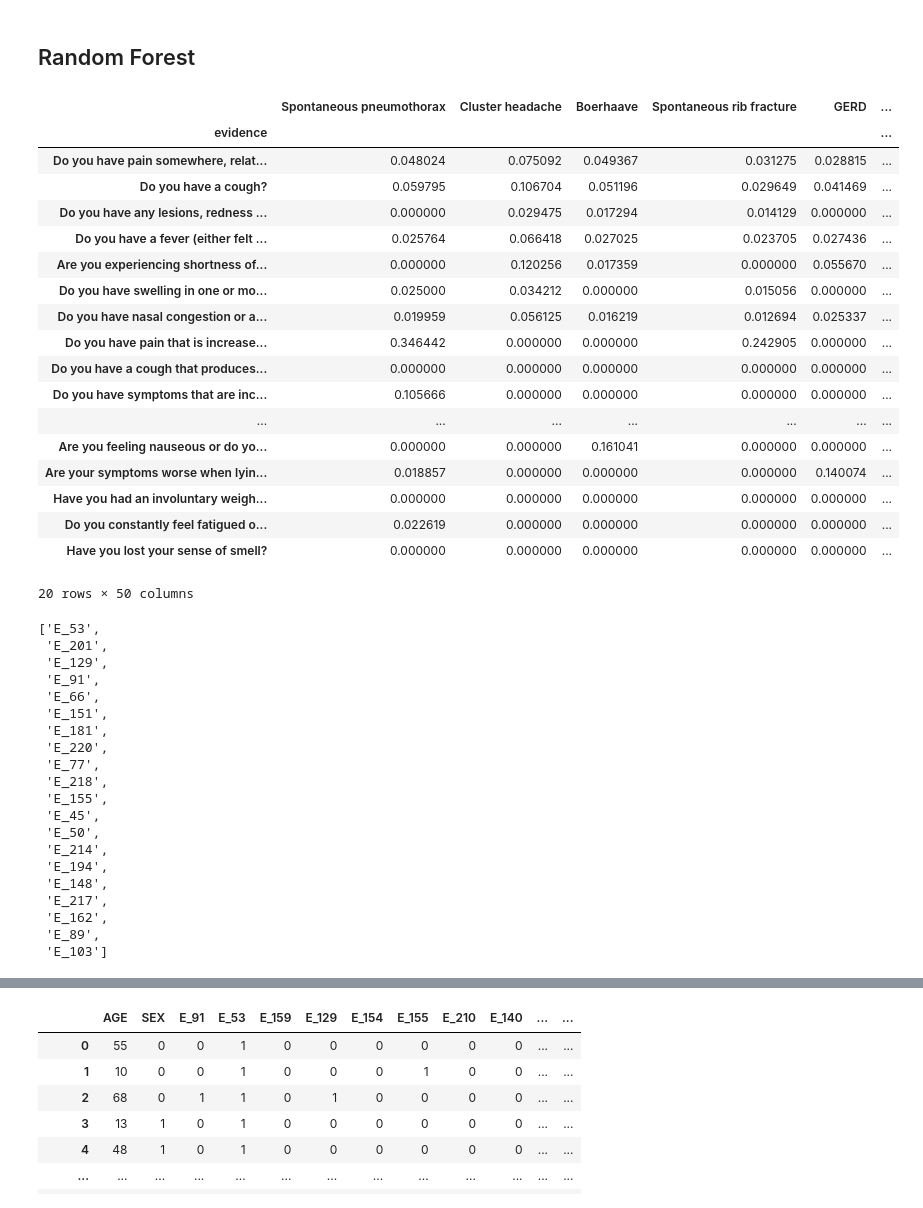
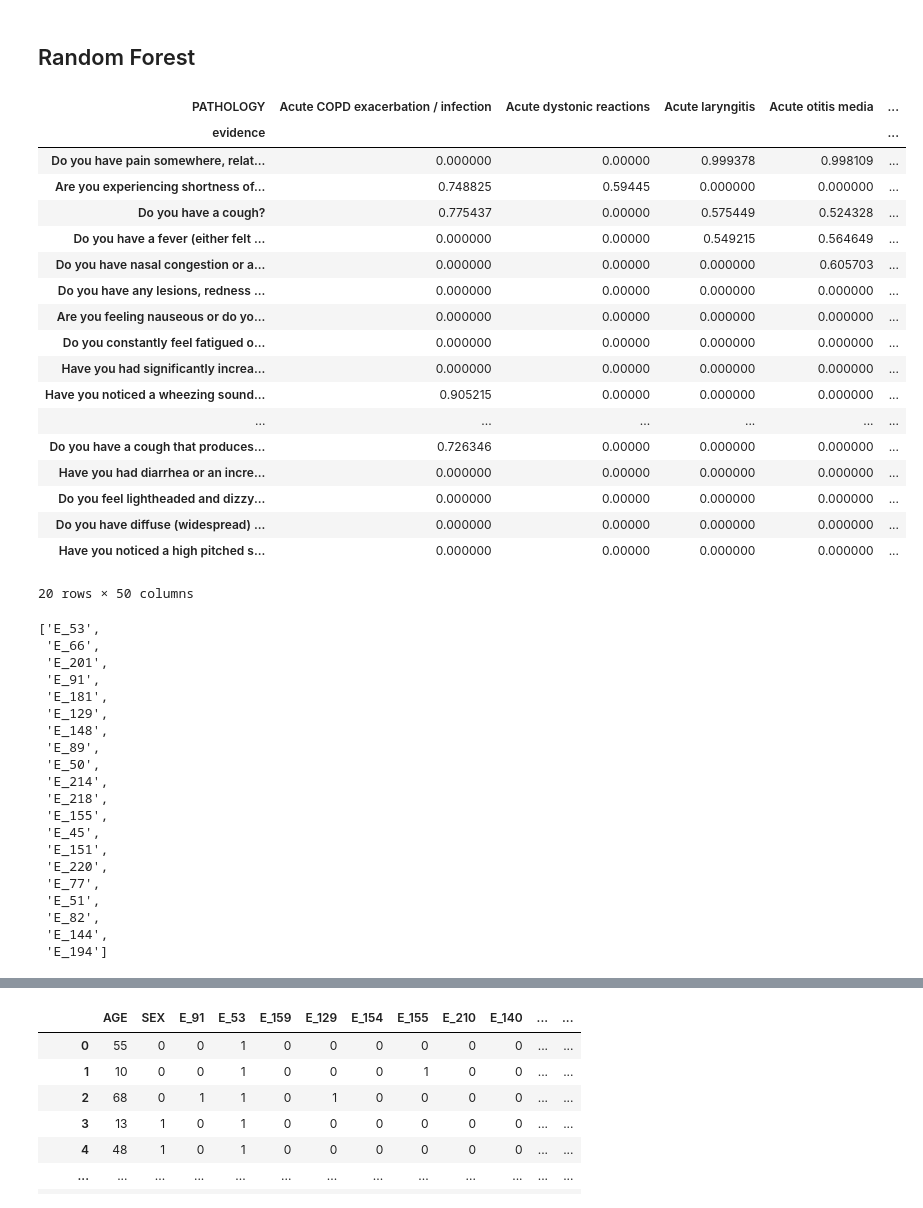
Before and after one commit to myrasaet/VITAS, a Jupyter notebook: src/eval_fixed_questionnaire.ipynb, the cells around one changed output, grey strips where cells are left out. Saved outputs shown, nothing was run; the diff lists cells and outputs as text; code cells hidden in the pictures.

Commit message:
use evidence-pathology freq for questionnaire instead of ftr importance

```diff
--- a/src/eval_fixed_questionnaire.ipynb
+++ b/src/eval_fixed_questionnaire.ipynb
@@ -80,3 +72,7 @@ def get_missed_evidence(actual, asked):
 # %%
 def validate(x):
     return [x[0]]==x[1]
+# %%
+with open(f'{base_path}\\output\\questionnaire\\questionnaire.pkl', 'rb') as f:
+    questionnaire = pickle.load(f)
+feature_embeddings_df = pd.read_pickle(f'{base_path}\\output\\questionnaire\\questionnaire_embeddings.pkl')
@@ -91,52 +83,51 @@ with open(f"{base_path}\\output\\feature_importance.json") as f:
 # %%
-feature_importance_df = get_ftr_importance_df(feature_importance_dict)#.replace({0:np.nan})
-feature_importance_df['mean_relevance'] = feature_importance_df.mean(axis=1)
-feature_importance_df_top = feature_importance_df.sort_values(by="mean_relevance", ascending=False).head(n_questions)
+feature_embeddings_df['mean_freq'] = feature_embeddings_df.mean(axis=1)
+feature_importance_df_top = feature_embeddings_df.sort_values(by="mean_freq", ascending=False).head(n_questions)
 feature_importance_df_top
 # %% [output]
-|  | Spontaneous pneumothorax | Cluster headache | Boerhaave | Spontaneous rib fracture | GERD | ... |
-| evidence |  |  |  |  |  | ... |
-| Do you have pain somewhere, relat... | 0.048024 | 0.075092 | 0.049367 | 0.031275 | 0.028815 | ... |
-| Do you have a cough? | 0.059795 | 0.106704 | 0.051196 | 0.029649 | 0.041469 | ... |
-| Do you have any lesions, redness ... | 0.000000 | 0.029475 | 0.017294 | 0.014129 | 0.000000 | ... |
-| Do you have a fever (either felt ... | 0.025764 | 0.066418 | 0.027025 | 0.023705 | 0.027436 | ... |
-| Are you experiencing shortness of... | 0.000000 | 0.120256 | 0.017359 | 0.000000 | 0.055670 | ... |
-| Do you have swelling in one or mo... | 0.025000 | 0.034212 | 0.000000 | 0.015056 | 0.000000 | ... |
-| Do you have nasal congestion or a... | 0.019959 | 0.056125 | 0.016219 | 0.012694 | 0.025337 | ... |
-| Do you have pain that is increase... | 0.346442 | 0.000000 | 0.000000 | 0.242905 | 0.000000 | ... |
-| Do you have a cough that produces... | 0.000000 | 0.000000 | 0.000000 | 0.000000 | 0.000000 | ... |
-| Do you have symptoms that are inc... | 0.105666 | 0.000000 | 0.000000 | 0.000000 | 0.000000 | ... |
-| ... | ... | ... | ... | ... | ... | ... |
-| Are you feeling nauseous or do yo... | 0.000000 | 0.000000 | 0.161041 | 0.000000 | 0.000000 | ... |
-| Are your symptoms worse when lyin... | 0.018857 | 0.000000 | 0.000000 | 0.000000 | 0.140074 | ... |
-| Have you had an involuntary weigh... | 0.000000 | 0.000000 | 0.000000 | 0.000000 | 0.000000 | ... |
-| Do you constantly feel fatigued o... | 0.022619 | 0.000000 | 0.000000 | 0.000000 | 0.000000 | ... |
-| Have you lost your sense of smell? | 0.000000 | 0.000000 | 0.000000 | 0.000000 | 0.000000 | ... |
+| PATHOLOGY | Acute COPD exacerbation / infection | Acute dystonic reactions | Acute laryngitis | Acute otitis media | ... |
+| evidence |  |  |  |  | ... |
+| Do you have pain somewhere, relat... | 0.000000 | 0.00000 | 0.999378 | 0.998109 | ... |
+| Are you experiencing shortness of... | 0.748825 | 0.59445 | 0.000000 | 0.000000 | ... |
+| Do you have a cough? | 0.775437 | 0.00000 | 0.575449 | 0.524328 | ... |
+| Do you have a fever (either felt ... | 0.000000 | 0.00000 | 0.549215 | 0.564649 | ... |
+| Do you have nasal congestion or a... | 0.000000 | 0.00000 | 0.000000 | 0.605703 | ... |
+| Do you have any lesions, redness ... | 0.000000 | 0.00000 | 0.000000 | 0.000000 | ... |
+| Are you feeling nauseous or do yo... | 0.000000 | 0.00000 | 0.000000 | 0.000000 | ... |
+| Do you constantly feel fatigued o... | 0.000000 | 0.00000 | 0.000000 | 0.000000 | ... |
+| Have you had significantly increa... | 0.000000 | 0.00000 | 0.000000 | 0.000000 | ... |
+| Have you noticed a wheezing sound... | 0.905215 | 0.00000 | 0.000000 | 0.000000 | ... |
+| ... | ... | ... | ... | ... | ... |
+| Do you have a cough that produces... | 0.726346 | 0.00000 | 0.000000 | 0.000000 | ... |
+| Have you had diarrhea or an incre... | 0.000000 | 0.00000 | 0.000000 | 0.000000 | ... |
+| Do you feel lightheaded and dizzy... | 0.000000 | 0.00000 | 0.000000 | 0.000000 | ... |
+| Do you have diffuse (widespread) ... | 0.000000 | 0.00000 | 0.000000 | 0.000000 | ... |
+| Have you noticed a high pitched s... | 0.000000 | 0.00000 | 0.000000 | 0.000000 | ... |
 20 rows × 50 columns
 # %%
 fixed_questionnaire = [evidences_en_to_code[e] for e in list(feature_importance_df_top.index)]
 fixed_questionnaire
 # %% [output]
 ['E_53',
+ 'E_66',
  'E_201',
+ 'E_91',
+ 'E_181',
  'E_129',
- 'E_91',
- 'E_66',
- 'E_151',
- 'E_181',
- 'E_220',
- 'E_77',
+ 'E_148',
+ 'E_89',
+ 'E_50',
+ 'E_214',
  'E_218',
  'E_155',
  'E_45',
- 'E_50',
- 'E_214',
- 'E_194',
- 'E_148',
- 'E_217',
- 'E_162',
- 'E_89',
- 'E_103']
+ 'E_151',
+ 'E_220',
+ 'E_77',
+ 'E_51',
+ 'E_82',
+ 'E_144',
+ 'E_194']
 # %%
 [evidences_code_to_en[e] for e in fixed_questionnaire]
 # %% [output]
```
Also changed, not shown: parts of 29 cells of this notebook, 27 other files.
